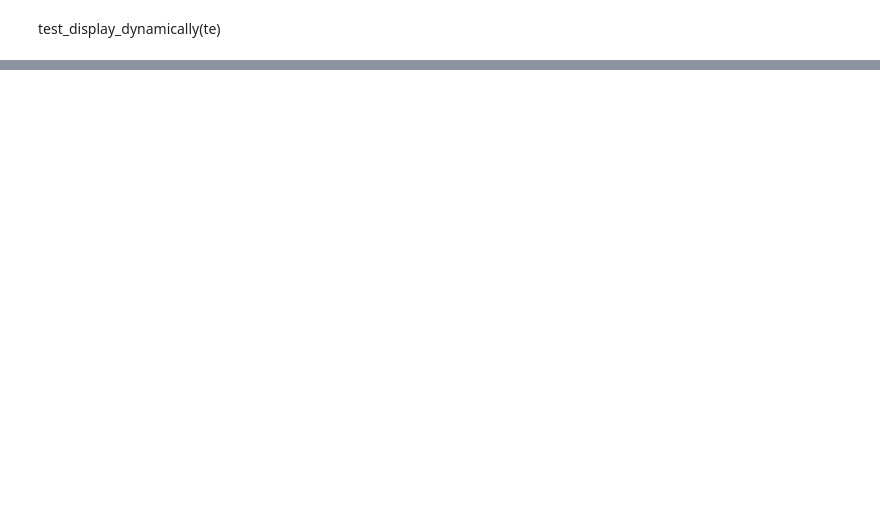
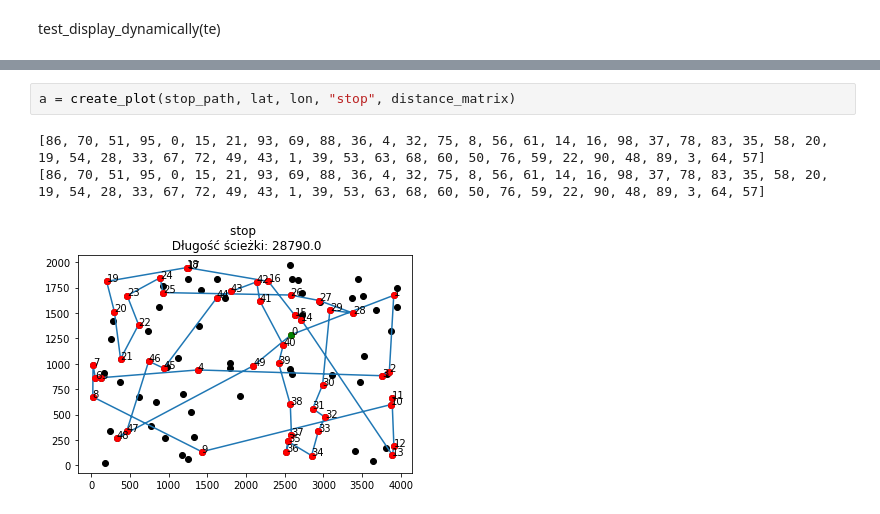
Before and after one commit to patrykwenz/AEM, a Jupyter notebook: AEM - lab1.ipynb, the cells around one changed output, grey strips where cells are left out. Cells and saved outputs as stored; diff of their text form; blank space fills up the shorter version.

```diff
--- a/AEM - lab1.ipynb
+++ b/AEM - lab1.ipynb
@@ -438,0 +701,6 @@ print(nn)
+# %%
+a = create_plot(stop_path, lat, lon, "stop", distance_matrix)
+# %% [output]
+[86, 70, 51, 95, 0, 15, 21, 93, 69, 88, 36, 4, 32, 75, 8, 56, 61, 14, 16, 98, 37, 78, 83, 35, 58, 20, 19, 54, 28, 33, 67, 72, 49, 43, 1, 39, 53, 63, 68, 60, 50, 76, 59, 22, 90, 48, 89, 3, 64, 57]
+[86, 70, 51, 95, 0, 15, 21, 93, 69, 88, 36, 4, 32, 75, 8, 56, 61, 14, 16, 98, 37, 78, 83, 35, 58, 20, 19, 54, 28, 33, 67, 72, 49, 43, 1, 39, 53, 63, 68, 60, 50, 76, 59, 22, 90, 48, 89, 3, 64, 57]
+[figure, added]
```
Also changed, not shown: parts of 73 cells of this notebook.
